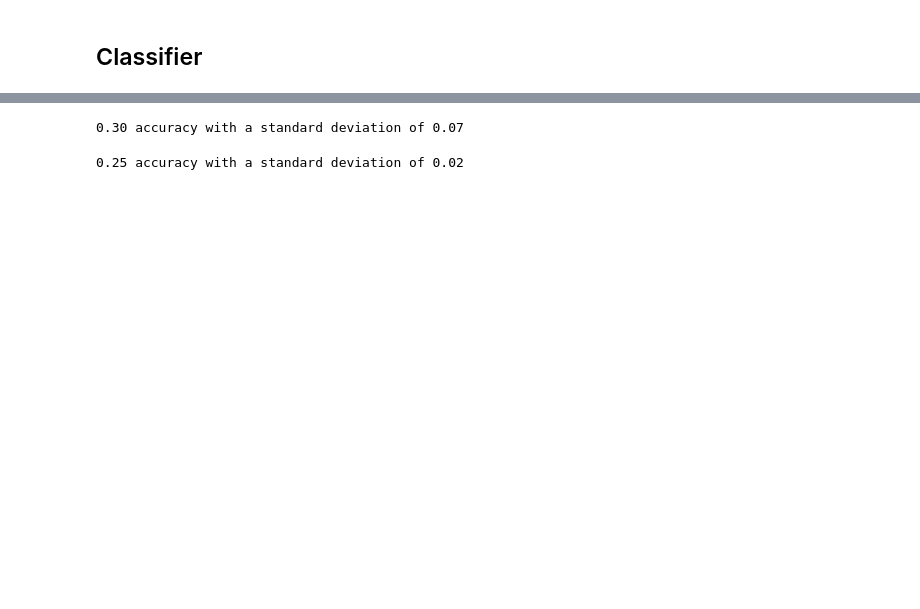
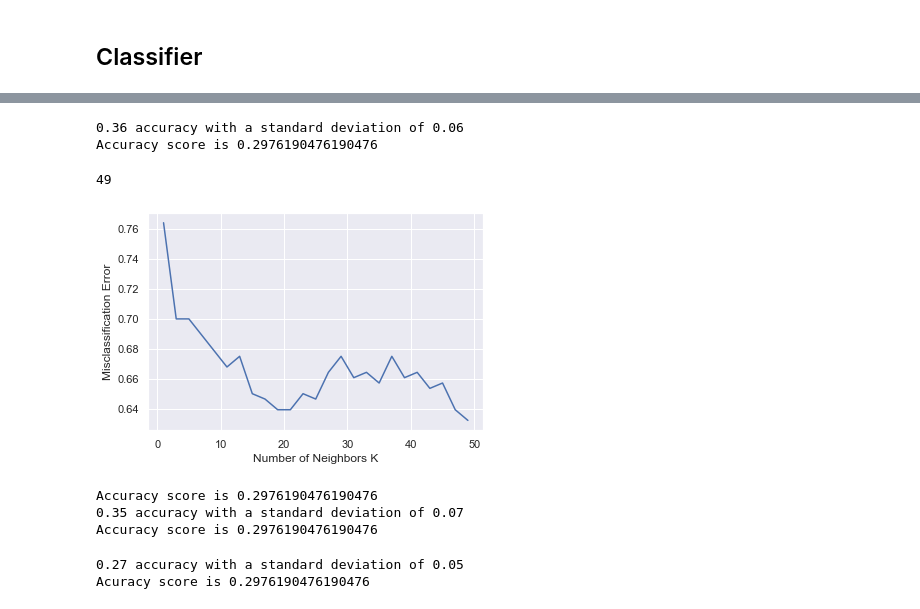
Before and after one commit to wolfbrr/DMT-2022-114, a Jupyter notebook: assignment-basic/assignment-basic.ipynb, the cells around one changed output, grey strips where cells are left out. Drawn from its saved outputs; the diff is of its cells as text; code cells hidden in the pictures; blank space fills up the shorter version.

Commit message:
adding k neibors optimization, bag of words classifier, stopwords

```diff
--- a/assignment-basic/assignment-basic.ipynb
+++ b/assignment-basic/assignment-basic.ipynb
@@ -315,14 +315,60 @@ neigh = KNeighborsClassifier(n_neighbors=9)
 neigh.fit(X_train,Y_train)
 neigh.score(X_test, Y_test)
 kfold = KFold(n_splits=5)
-scores = cross_val_score(neigh, X, Y, cv=kfold)
+scores = cross_val_score(neigh, X_train, Y_train, cv=kfold)
 print("%0.2f accuracy with a standard deviation of %0.2f" % (scores.mean(), scores.std()))
+
+Y_pred = neigh.predict(X_test)#calculating accuracy
+from sklearn.metrics import accuracy_score
+print('Accuracy score is {}'.format(accuracy_score(Y_test, y_pred)))
 # %% [output]
-0.30 accuracy with a standard deviation of 0.07
+0.36 accuracy with a standard deviation of 0.06
+Accuracy score is 0.2976190476190476
+# %%
+cv_scores = []
+neighbors = [x for x in range(1,50) if x % 2 != 0]
+for k in neighbors:
+    knn = KNeighborsClassifier(n_neighbors=k)
+    scores = cross_val_score(knn, X, Y, cv=kfold, scoring='accuracy')
+    cv_scores.append(scores.mean())#graphical view
+#misclassification error
+MSE = [1-x for x in cv_scores]
+#optimal K
+optimal_k_index = MSE.index(min(MSE))
+optimal_k = neighbors[optimal_k_index]
+print(optimal_k)# plot misclassification error vs k
+plt.plot(neighbors, MSE)
+plt.xlabel('Number of Neighbors K')
+plt.ylabel('Misclassification Error')
+plt.show()
+Y_pred = neigh.predict(X_test)#calculating accuracy
+from sklearn.metrics import accuracy_score
+print('Accuracy score is {}'.format(accuracy_score(Y_test, y_pred)))
+
+
+neigh = KNeighborsClassifier(n_neighbors=optimal_k_index)
+
+neigh.fit(X_train,Y_train)
+neigh.score(X_test, Y_test)
+kfold = KFold(n_splits=5)
+scores = cross_val_score(neigh, X_train, Y_train, cv=kfold)
+print("%0.2f accuracy with a standard deviation of %0.2f" % (scores.mean(), scores.std()))
+
+Y_pred = neigh.predict(X_test)#calculating accuracy
+print('Accuracy score is {}'.format(accuracy_score(Y_test, y_pred)))
+# %% [output]
+49
+[figure, added]
+Accuracy score is 0.2976190476190476
+0.35 accuracy with a standard deviation of 0.07
+Accuracy score is 0.2976190476190476
 # %%
 tree = DecisionTreeClassifier()
 tree.fit(X_train,Y_train)
-scores_tree = cross_val_score(tree, X, Y, cv=kfold)
+scores_tree = cross_val_score(tree, X_train, Y_train, cv=kfold)
 print("%0.2f accuracy with a standard deviation of %0.2f" % (scores_tree.mean(), scores_tree.std()))
+Y_pred = tree.predict(X_test)#calculating accuracy
+print('Accuracy score is {}'.format(accuracy_score(Y_test, y_pred)))
 # %% [output]
-0.25 accuracy with a standard deviation of 0.02
+0.27 accuracy with a standard deviation of 0.05
+Acuracy score is 0.2976190476190476
```
Also changed, not shown: parts of 9 cells of this notebook, 2 other files.
